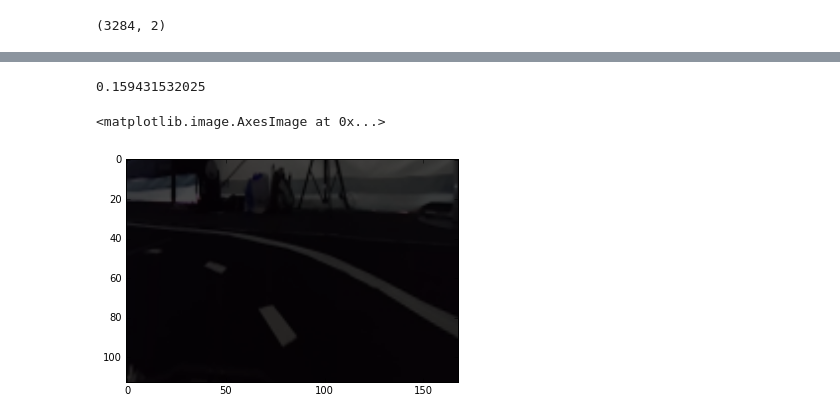
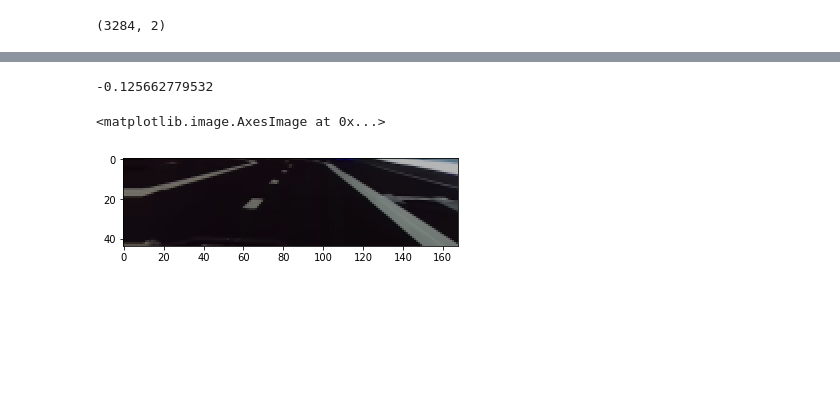
Before and after one commit to wallarug/startcon2017-mit, a Jupyter notebook: notebooks/mit-drive-NN.ipynb, the cells around one changed output, grey strips where cells are left out. Drawn from its saved outputs; the diff is of its cells as text; code cells hidden in the pictures; blank space fills up the shorter version.

```diff
--- a/notebooks/mit-drive-NN.ipynb
+++ b/notebooks/mit-drive-NN.ipynb
@@ -200,11 +247,11 @@ def preprocess_img(row):
 # %%
-img, steering = preprocess_img(df.iloc[6])
+img, steering = preprocess_img(df.iloc[0])
 print(steering)
 plt.imshow(img)
 # %% [output]
-0.159431532025
+-0.125662779532
 <matplotlib.image.AxesImage at 0x...>
-[figure, old version]
+[figure, new version]
 # %%
 ## instead of above, and just plain training, let's use a generator to help randomly augment data
 
```
Also changed, not shown: parts of 10 cells of this notebook, 2 other files.
